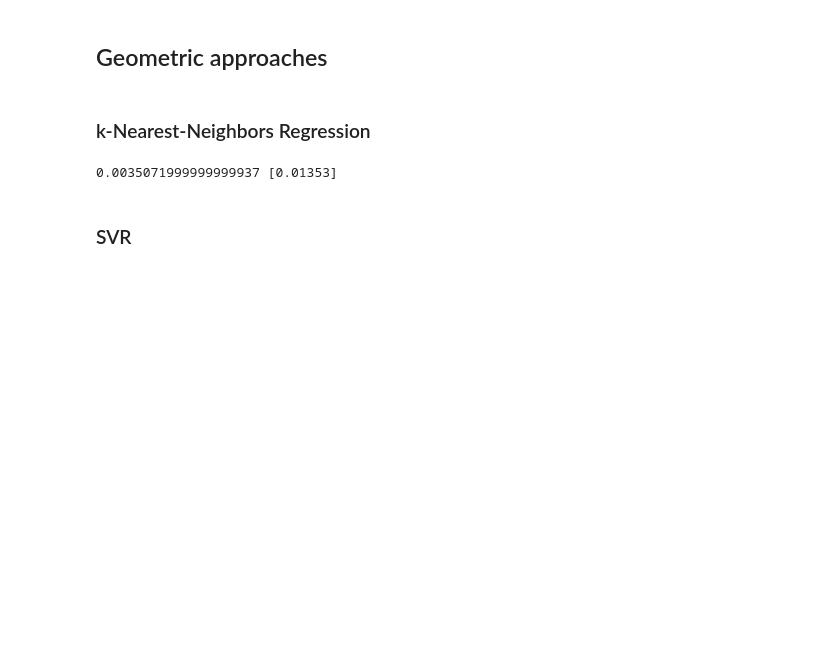
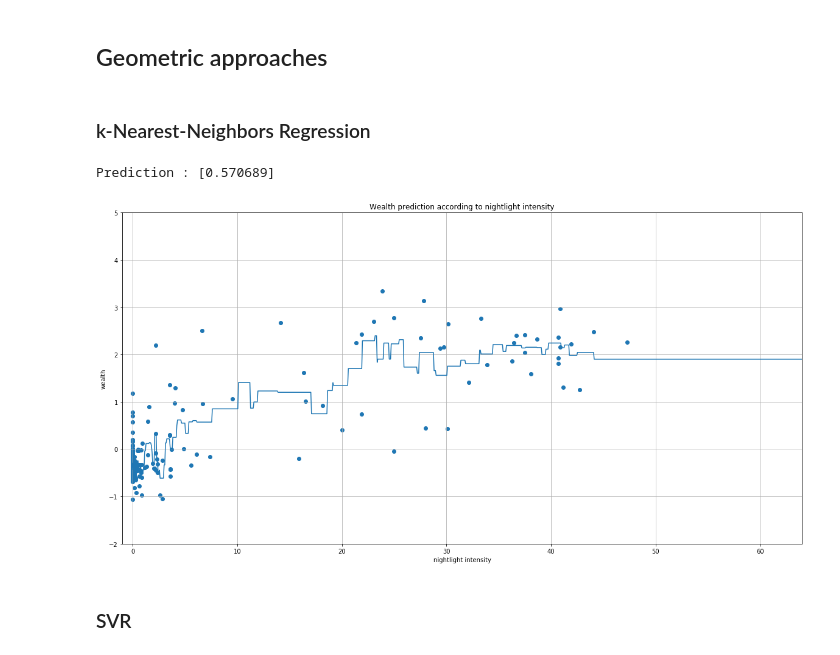
Before and after one commit to ridouaneg/Predict-poverty-from-space, a Jupyter notebook: implementations.ipynb, the cells around one changed output. Saved outputs shown, nothing was run; the diff lists cells and outputs as text; code cells hidden in the pictures; blank space fills up the shorter version.

```diff
--- a/implementations.ipynb
+++ b/implementations.ipynb
@@ -92,18 +117,39 @@ Prediction : [0.11150012]
 # %% [markdown]
 ### k-Nearest-Neighbors Regression
 # %%
-def distance(x, y):
-    return np.linalg.norm(x - y)
+class NearestNeighborsRegression:
 
-def predict(x_test, X_train, y_train, k):
-    distance_matrix = [distance(x_test, X_train[i]) for i in range(X_train.shape[0])]
-    idx = np.argsort(distance_matrix)[:k]
-    return np.mean(y_train[idx])
+    def __init__(self, k):
+        self.k = k
+        self.X = None
+        self.y = None
 
-y = predict(X_test[11], X_train, y_train, 50)
-print(y, y_test[11])
+    def distance(self, x, y):
+        return np.linalg.norm(x - y)
+
+    def train(self, X_train, y_train):
+        self.X = X_train
+        self.y = y_train
+
+    def predict(self, X_test):
+        y_test = []
+        for x_test in X_test:
+            distance_matrix = [self.distance(x_test, self.X[i]) for i in range(self.X.shape[0])]
+            idx = np.argsort(distance_matrix)[:self.k]
+            res = np.mean(y_train[idx])
+            y_test.append(res)
+        y_test = np.array(y_test)
+        return y_test
-# %% [output]
-0.0035071999999999937 [0.01353]
+# %%
+estimator = NearestNeighborsRegression(k=5)
+estimator.train(X_train, y_train)
+
+print("Prediction :", estimator.predict(np.array([X_test[11]])))
+
+plot_regression(estimator, X_train, y_train)
+# %% [output]
+Prediction : [0.570689]
+[figure, added]
 # %% [markdown]
 ### SVR
 # %% [markdown]
```
Also changed, not shown: parts of 15 cells of this notebook, 2 other files.
